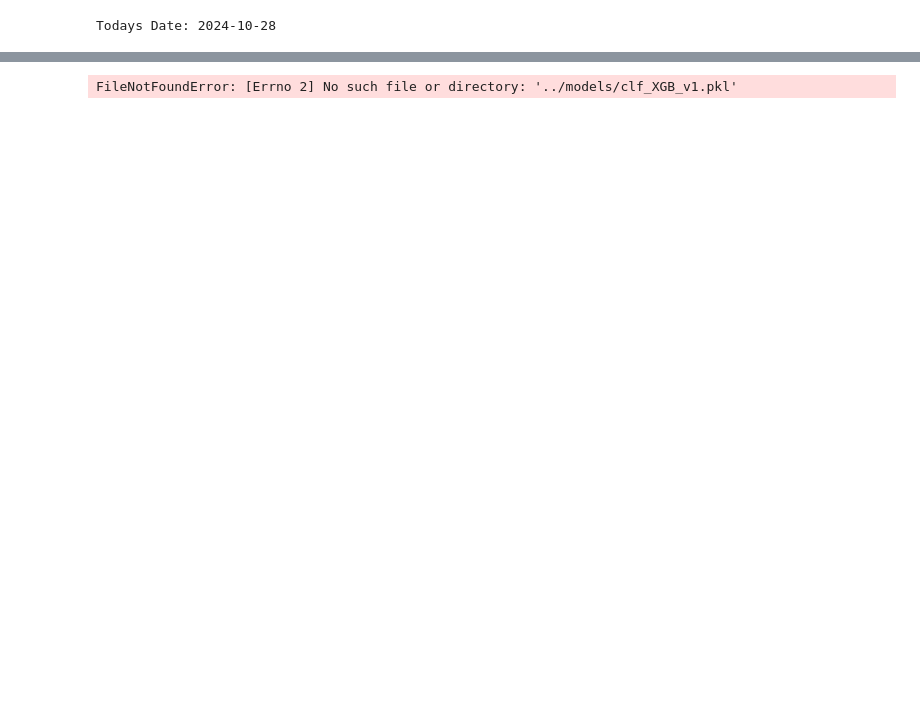
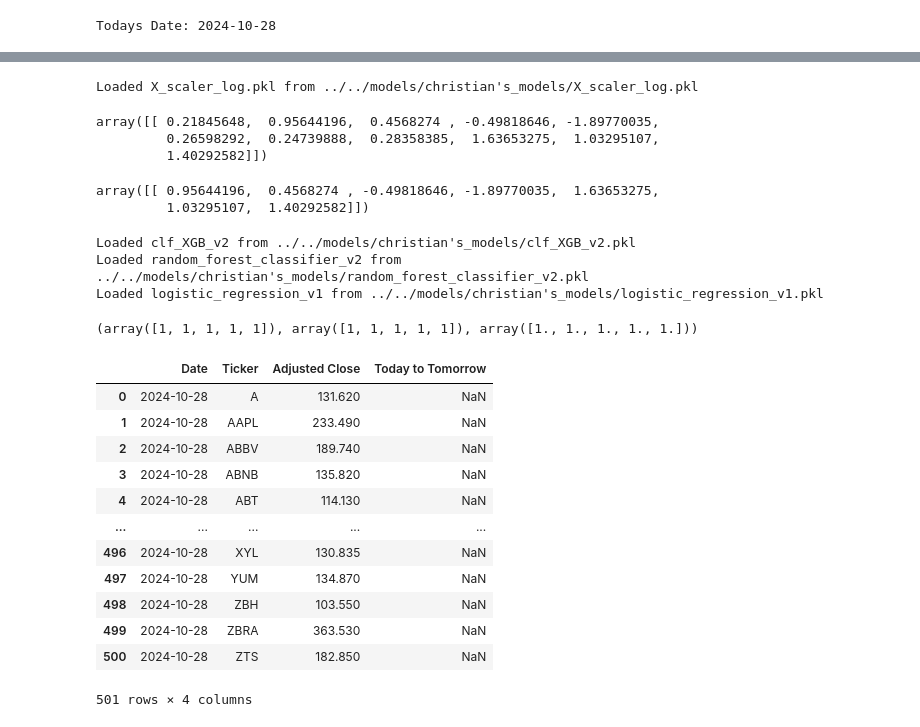
Before and after one commit to Corey-Holton/Group_project_2, a Jupyter notebook: notebooks/christian_exploration/predictions_notebook.ipynb, the cells around one changed output, grey strips where cells are left out. Saved outputs shown, nothing was run; the diff lists cells and outputs as text; code cells hidden in the pictures; blank space fills up the shorter version.

```diff
--- a/notebooks/christian_exploration/predictions_notebook.ipynb
+++ b/notebooks/christian_exploration/predictions_notebook.ipynb
@@ -166,10 +133,45 @@ array([[-0.17354956,  0.63822489,  0.44088412, ...,  0.        ,
+# %%
+file_name = "X_scaler_log.pkl"
+file_path = f"../../models/christian's_models/{file_name}"
+
+X_scaler_log = joblib.load(file_path)
+print(f"Loaded {file_name} from {file_path}")
+# %% [output]
+Loaded X_scaler_log.pkl from ../../models/christian's_models/X_scaler_log.pkl
+# %%
+X_scaled = X_scaler.transform(predict_data_clean)
+
+X_scaled[:1]
+# %% [output]
+array([[ 0.21845648,  0.95644196,  0.4568274 , -0.49818646, -1.89770035,
+         0.26598292,  0.24739888,  0.28358385,  1.63653275,  1.03295107,
+         1.40292582]])
+# %%
+X_scaled_log = X_scaler_log.transform(log_predict_data_clean)
+
+X_scaled_log[:1]
+# %% [output]
+array([[ 0.95644196,  0.4568274 , -0.49818646, -1.89770035,  1.63653275,
+         1.03295107,  1.40292582]])
 # %%
 import pickle
 
-model_name = "clf_XGB_v1.pkl"
-model_path = f"../../models/{model_name}"
+model_names = [
+    "clf_XGB_v2.pkl",
+    "random_forest_classifier_v2.pkl",
+    "logistic_regression_v1.pkl"
+]
 
-with open(model_path, 'rb') as file:
-    loaded_model = pickle.load(file)
+models = {}
+
+for model_name in model_names:
+    model_path = f"../../models/christian's_models/{model_name}"
+    with open(model_path, "rb") as file:
+        model = pickle.load(file)
+        model_name = model_name.replace(".pkl", "")
+        models[model_name] = model
+        print(f"Loaded {model_name} from {model_path}")
 # %% [output]
-FileNotFoundError: [Errno 2] No such file or directory: '../models/clf_XGB_v1.pkl'
+Loaded clf_XGB_v2 from ../../models/christian's_models/clf_XGB_v2.pkl
+Loaded random_forest_classifier_v2 from ../../models/christian's_models/random_forest_classifier_v2.pkl
+Loaded logistic_regression_v1 from ../../models/christian's_models/logistic_regression_v1.pkl
@@ -189,0 +178,31 @@ predictions = loaded_model.predict(pivot_data)
+# %%
+y_XGB = models["clf_XGB_v2"].predict(X_scaled)
+y_RFC = models["random_forest_classifier_v2"].predict(X_scaled)
+y_LR = models["logistic_regression_v1"].predict(X_scaled_log)
+
+# Change values where `0` is to `-1`
+y_XGB[y_XGB == 0] = -1
+y_RFC[y_RFC == 0] = -1
+y_LR[y_LR == 0] = -1
+
+y_XGB[:5], y_RFC[:5], y_LR[:5]
+# %% [output]
+(array([1, 1, 1, 1, 1]), array([1, 1, 1, 1, 1]), array([1., 1., 1., 1., 1.]))
+# %%
+todays_data_clean = todays_data[["Date", "Ticker", "Adjusted Close", "Today to Tomorrow"]].copy()
+
+todays_data_clean
+# %% [output]
+|  | Date | Ticker | Adjusted Close | Today to Tomorrow |
+| 0 | 2024-10-28 | A | 131.620 | NaN |
+| 1 | 2024-10-28 | AAPL | 233.490 | NaN |
+| 2 | 2024-10-28 | ABBV | 189.740 | NaN |
+| 3 | 2024-10-28 | ABNB | 135.820 | NaN |
+| 4 | 2024-10-28 | ABT | 114.130 | NaN |
+| ... | ... | ... | ... | ... |
+| 496 | 2024-10-28 | XYL | 130.835 | NaN |
+| 497 | 2024-10-28 | YUM | 134.870 | NaN |
+| 498 | 2024-10-28 | ZBH | 103.550 | NaN |
+| 499 | 2024-10-28 | ZBRA | 363.530 | NaN |
+| 500 | 2024-10-28 | ZTS | 182.850 | NaN |
+501 rows × 4 columns
```
Also changed, not shown: parts of 15 cells of this notebook, 5 other files.
